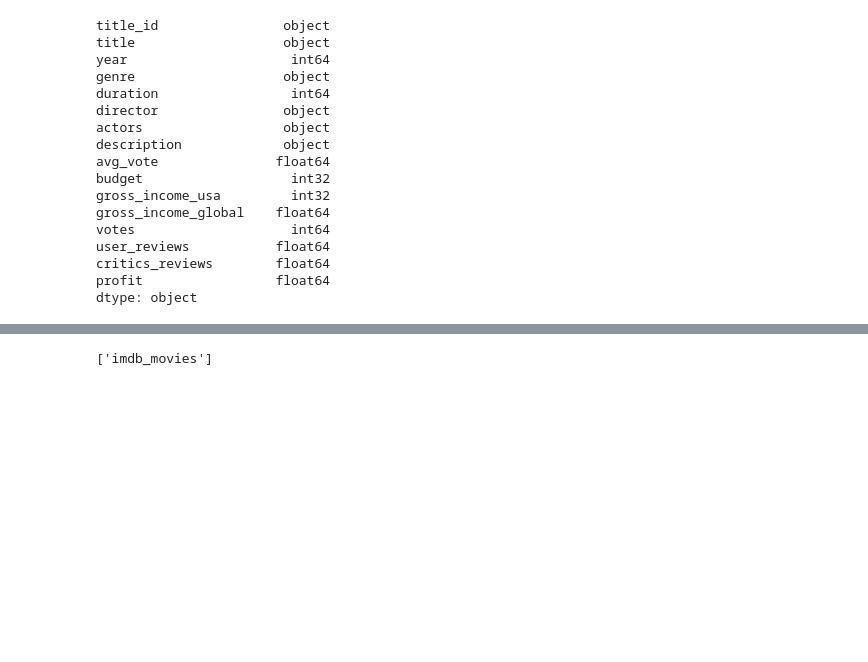
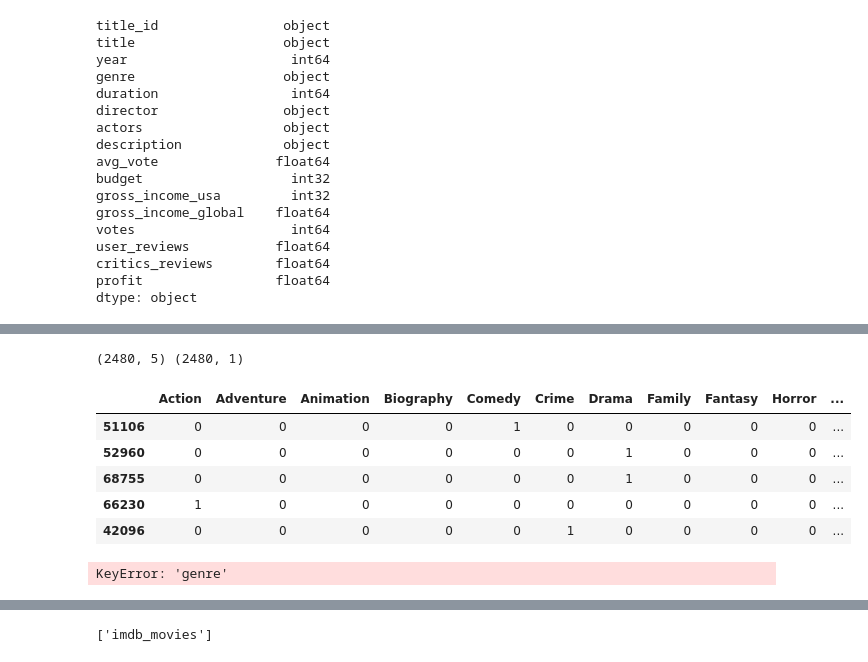
Before and after one commit to ashamabee/FinalProject, a Jupyter notebook: ETL_imdb.ipynb, the cells around one changed output, grey strips where cells are left out. Drawn from its saved outputs; the diff is of its cells as text; code cells hidden in the pictures; blank space fills up the shorter version.

Commit message:
Machine learning

```diff
--- a/ETL_imdb.ipynb
+++ b/ETL_imdb.ipynb
@@ -110,0 +114,4 @@ imdb_movies_df.head()
+# %%
+ imdb_machine_df = imdb_movies_df [["profit", "duration", "avg_vote", "votes", "critics_reviews", "genre"]]
+# %%
+X = imdb_machine_df[["duration", "avg_vote", "votes", "critics_reviews", "genre"]]
@@ -110,0 +120,23 @@ imdb_movies_df.head()
+# %%
+print(X.shape,y.shape)
+# %% [output]
+(2480, 5) (2480, 1)
+# %%
+data = X.copy()
+# %%
+data_encode = pd.get_dummies(data["genre"])
+# %%
+data_encode.head()
+# %% [output]
+|  | Action | Adventure | Animation | Biography | Comedy | Crime | Drama | Family | Fantasy | Horror | ... |
+| 51106 | 0 | 0 | 0 | 0 | 1 | 0 | 0 | 0 | 0 | 0 | ... |
+| 52960 | 0 | 0 | 0 | 0 | 0 | 0 | 1 | 0 | 0 | 0 | ... |
+| 68755 | 0 | 0 | 0 | 0 | 0 | 0 | 1 | 0 | 0 | 0 | ... |
+| 66230 | 1 | 0 | 0 | 0 | 0 | 0 | 0 | 0 | 0 | 0 | ... |
+| 42096 | 0 | 0 | 0 | 0 | 0 | 1 | 0 | 0 | 0 | 0 | ... |
+# %%
+X[data_encode.columns] = data_encode
+del X["genre"]
+X
+# %% [output]
+KeyError: 'genre'
```
Also changed, not shown: parts of 16 cells of this notebook.
